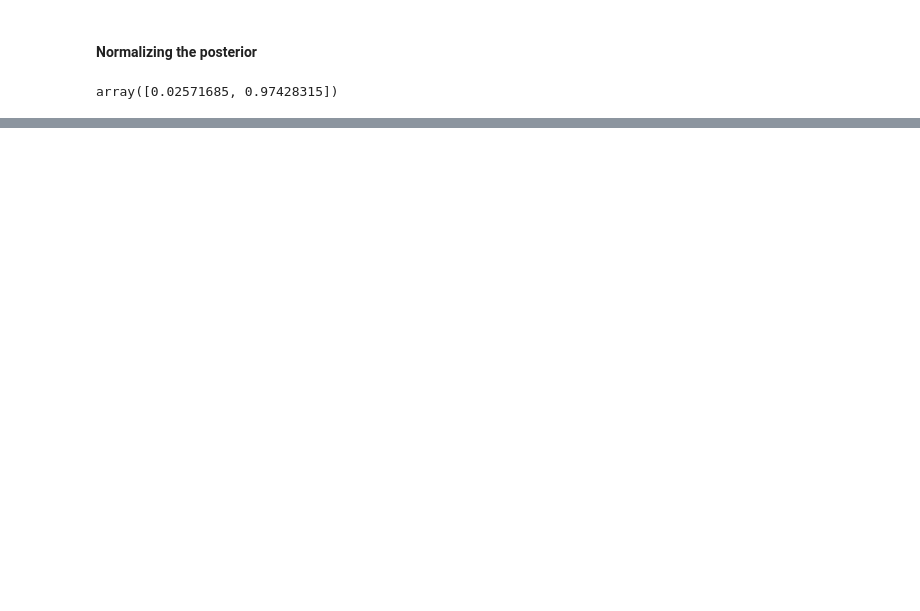
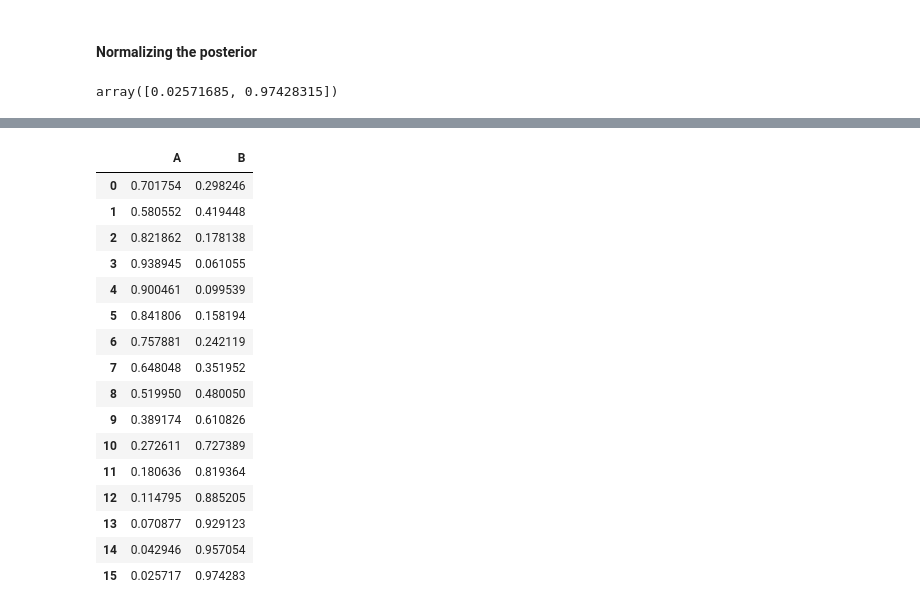
Before and after one commit to ankit-kothari/Data-Science-Journey, a Jupyter notebook: Probablity-and-Statistics/updating_posterior_distribution_demo.ipynb, the cells around one changed output, grey strips where cells are left out. Saved outputs shown, nothing was run; the diff lists cells and outputs as text; code cells hidden in the pictures; blank space fills up the shorter version.

```diff
--- a/Probablity-and-Statistics/updating_posterior_distribution_demo.ipynb
+++ b/Probablity-and-Statistics/updating_posterior_distribution_demo.ipynb
@@ -203,0 +226,23 @@ plt.show()
+# %%
+# convert the list of lists to a dataframe
+df = pd.DataFrame(updated_posterior_pmf)
+df.columns = ['A', 'B']
+df
+# %% [output]
+|  | A | B |
+| 0 | 0.701754 | 0.298246 |
+| 1 | 0.580552 | 0.419448 |
+| 2 | 0.821862 | 0.178138 |
+| 3 | 0.938945 | 0.061055 |
+| 4 | 0.900461 | 0.099539 |
+| 5 | 0.841806 | 0.158194 |
+| 6 | 0.757881 | 0.242119 |
+| 7 | 0.648048 | 0.351952 |
+| 8 | 0.519950 | 0.480050 |
+| 9 | 0.389174 | 0.610826 |
+| 10 | 0.272611 | 0.727389 |
+| 11 | 0.180636 | 0.819364 |
+| 12 | 0.114795 | 0.885205 |
+| 13 | 0.070877 | 0.929123 |
+| 14 | 0.042946 | 0.957054 |
+| 15 | 0.025717 | 0.974283 |
```
Also changed, not shown: parts of 11 cells of this notebook.
